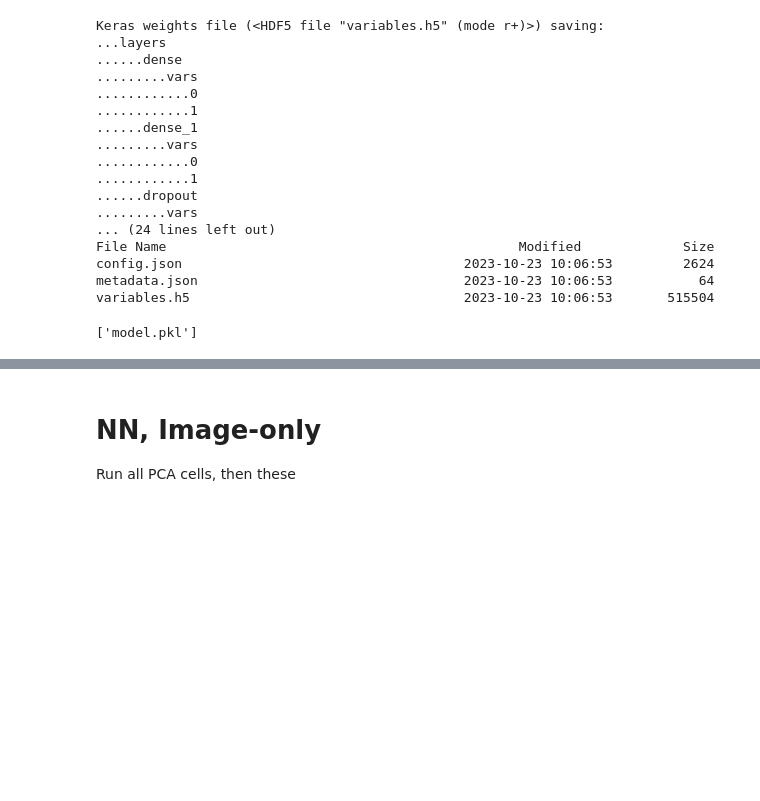
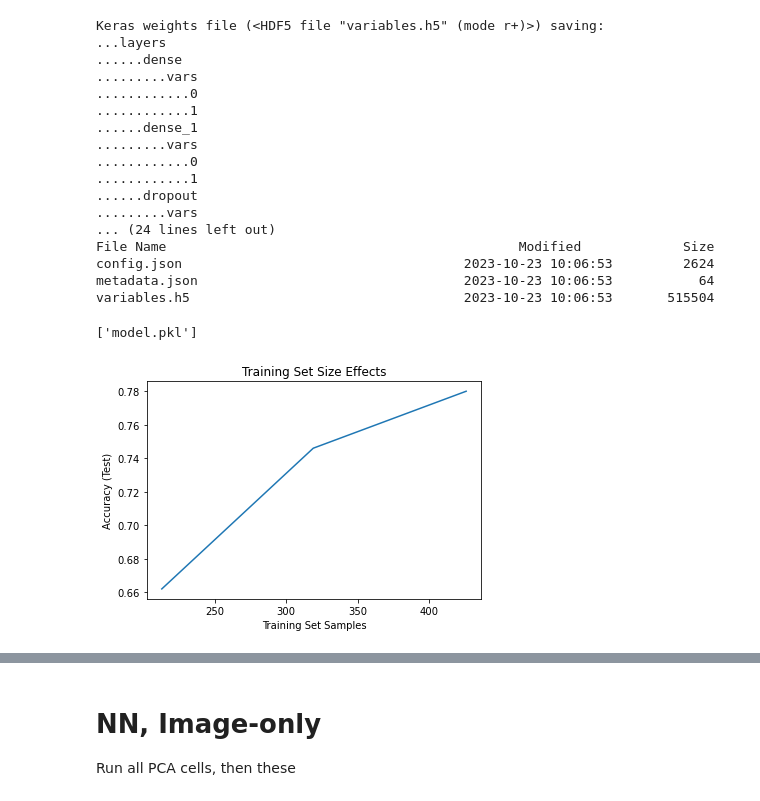
Before and after one commit to jvgalvin/capstone, a Jupyter notebook: notebooks/multimodal_revised_approach.ipynb, the cells around one changed output, grey strips where cells are left out. Drawn from its saved outputs; the diff is of its cells as text; code cells hidden in the pictures; blank space fills up the shorter version.

```diff
--- a/notebooks/multimodal_revised_approach.ipynb
+++ b/notebooks/multimodal_revised_approach.ipynb
@@ -393,3 +348,15 @@ config.json                                    2023-10-23 10:06:53         2624
 metadata.json                                  2023-10-23 10:06:53           64
 variables.h5                                   2023-10-23 10:06:53       515504
 ['model.pkl']
+# %%
+# Training Size Effects
+
+sizes = [213, 319, 426]
+acc = [0.662, 0.746, 0.78]
+
+plt.plot(sizes, acc)
+plt.xlabel("Training Set Samples")
+plt.ylabel("Accuracy (Test)")
+plt.title("Training Set Size Effects");
+# %% [output]
+[figure, added]
```
Also changed, not shown: parts of 37 cells of this notebook.
